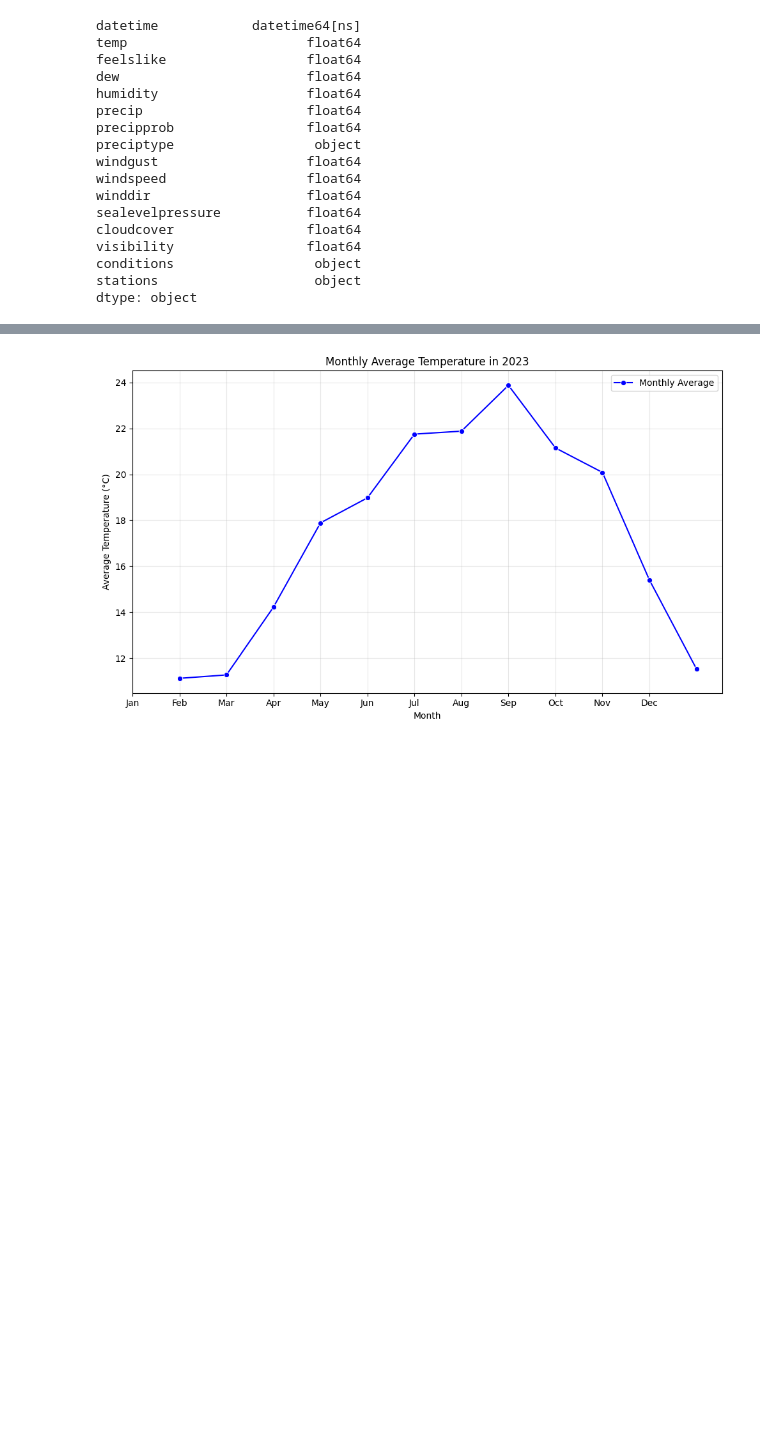
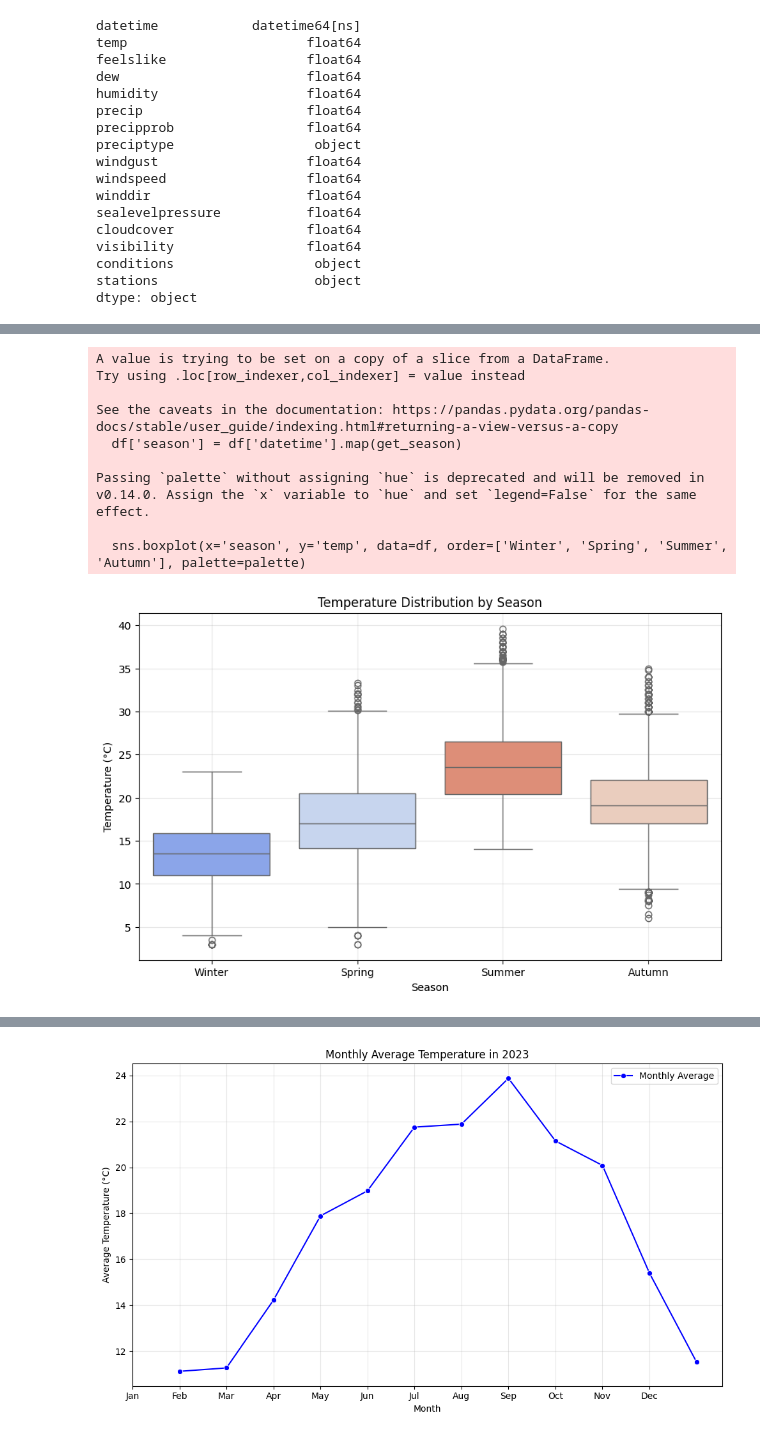
Before and after one commit to joanacarvalheiro/Seasonality, a Jupyter notebook: analise_exploratoria/meterology.ipynb, the cells around one changed output, grey strips where cells are left out. Drawn from its saved outputs; the diff is of its cells as text; code cells hidden in the pictures; blank space fills up the shorter version.

```diff
--- a/analise_exploratoria/meterology.ipynb
+++ b/analise_exploratoria/meterology.ipynb
@@ -104,0 +113,17 @@ Passing `palette` without assigning `hue` is deprecated and will be removed in v
+# %%
+# extrair a noite para ver se há uma diferença, sendo que as temperaturas a noite no verão são frias.
+df['hour'] = df['datetime'].dt.hour  # Extrai a hora da coluna datetime
+df_filtered = df[(df['hour'] >= 6) & (df['hour'] <= 20)]  # Filtra entre 6h da manhã e 20h
+
+plot_temperature_by_season(df_filtered)
+# %% [output]
+A value is trying to be set on a copy of a slice from a DataFrame.
+Try using .loc[row_indexer,col_indexer] = value instead
+
+See the caveats in the documentation: https://pandas.pydata.org/pandas-docs/stable/user_guide/indexing.html#returning-a-view-versus-a-copy
+  df['season'] = df['datetime'].map(get_season)
+
+Passing `palette` without assigning `hue` is deprecated and will be removed in v0.14.0. Assign the `x` variable to `hue` and set `legend=False` for the same effect.
+
+  sns.boxplot(x='season', y='temp', data=df, order=['Winter', 'Spring', 'Summer', 'Autumn'], palette=palette)
+[figure, added]
```
Also changed, not shown: parts of 8 cells of this notebook.
